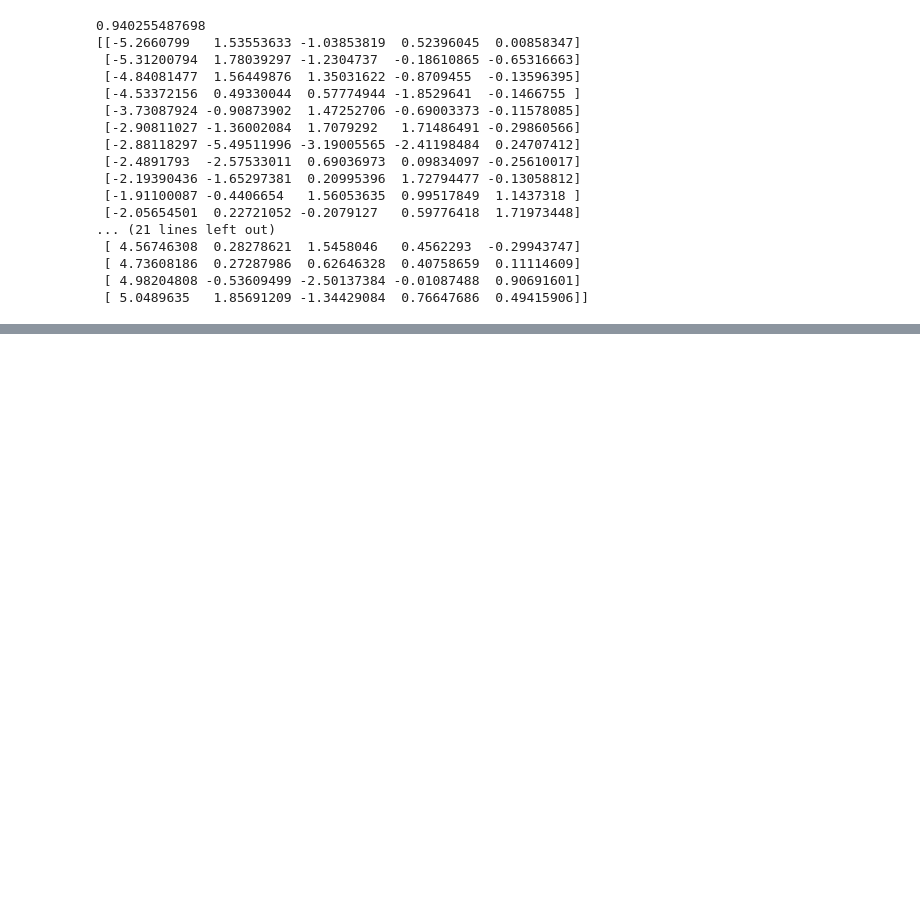
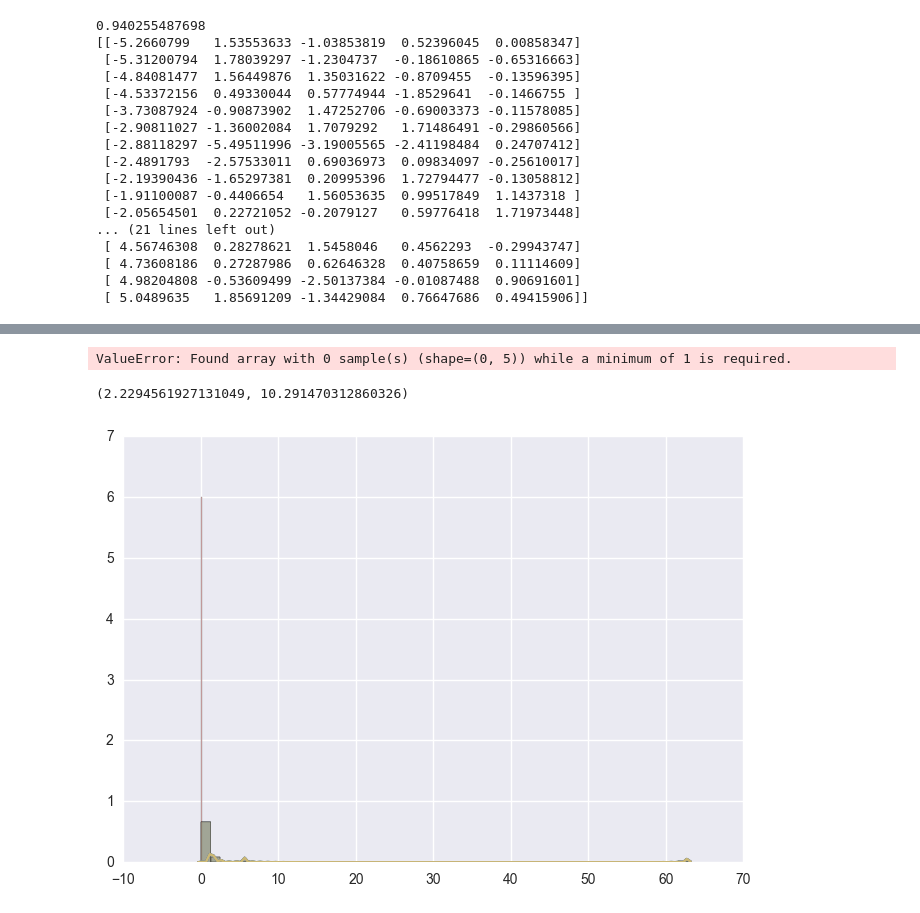
Before and after one commit to LeeSungGuk/small_project, a Jupyter notebook: smallproject.ipynb, the cells around one changed output, grey strips where cells are left out. Saved outputs shown, nothing was run; the diff lists cells and outputs as text; code cells hidden in the pictures; blank space fills up the shorter version.

```diff
--- a/smallproject.ipynb
+++ b/smallproject.ipynb
@@ -152,0 +212,44 @@ Warnings:
+# %%
+from sklearn.linear_model import LinearRegression
+from sklearn.metrics import mean_squared_error
+
+model = LinearRegression()
+
+scores = np.zeros(5)
+
+for i, (train_index, test_index) in enumerate(cv):
+    X_train = df_data1.ix[train_index]
+    y_train = df_y['accident/day'][train_index]
+    X_test = df_data1.ix[test_index]
+    y_test = df_y['accident/day'][test_index]
+    model.fit(X_train, y_train)
+    y_pred = model.predict(X_test)
+    #scores[i] = mean_squared_error(y_test, y_pred)
+    scores[i] = mean_squared_error(y_test, y_pred)
+
+#np.mean(scores)
+np.mean(scores)
+# %% [output]
+ValueError: Found array with 0 sample(s) (shape=(0, 5)) while a minimum of 1 is required.
+# %%
+from sklearn.preprocessing import PolynomialFeatures
+from sklearn.pipeline import Pipeline
+from sklearn.cross_validation import cross_val_score
+
+
+K = 36
+def cv_mse(degree):
+    polynomial_features = PolynomialFeatures(degree=degree)
+    linear_regression = LinearRegression()
+    model = Pipeline([("polynomial_features", polynomial_features),
+                      ("linear_regression", linear_regression)])
+    scores =-cross_val_score(model, df_data1.values, df_y.values, "mean_squared_error", cv=K)
+    return scores
+# %%
+scores1 = cv_mse(3)
+sns.distplot(scores1)
+print(scores1.mean(), scores1.std())
+plt.show()
+# %% [output]
+(2.2294561927131049, 10.291470312860326)
+[figure, added]
```
Also changed, not shown: parts of 8 cells of this notebook.
